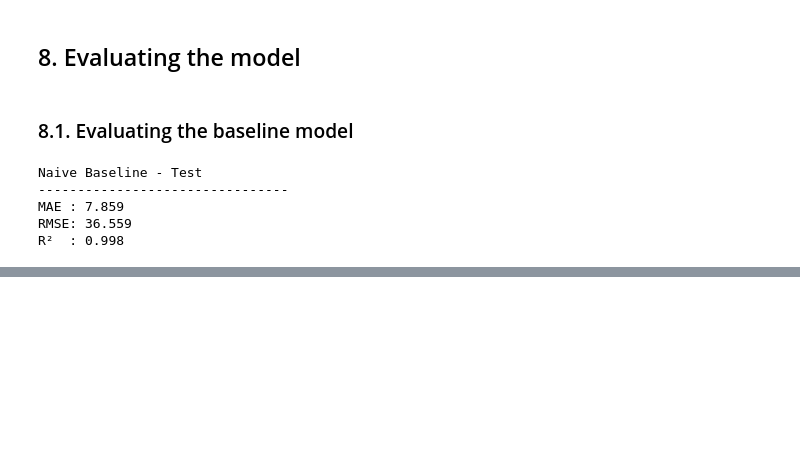
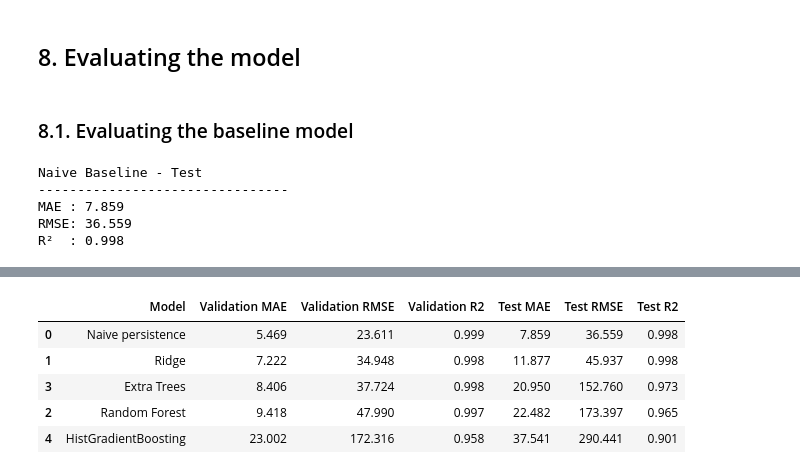
Before and after one commit to chepchiengemmans/Data_nerds_emissions_project, a Jupyter notebook: forecast_cleaning.ipynb, the cells around one changed output, grey strips where cells are left out. Saved outputs shown, nothing was run; the diff lists cells and outputs as text; code cells hidden in the pictures; blank space fills up the shorter version.

Commit message:
Added more models to be evaluated

```diff
--- a/forecast_cleaning.ipynb
+++ b/forecast_cleaning.ipynb
@@ -1143,0 +1323,58 @@ R²  : 0.998
+# %%
+# Compare all models on the same validation and test observations
+comparison = pd.DataFrame([
+    {
+        'Model': 'Naive persistence',
+        'Validation MAE': baseline_valid_mae,
+        'Validation RMSE': baseline_valid_rmse,
+        'Validation R2': baseline_valid_r2,
+        'Test MAE': baseline_test_mae,
+        'Test RMSE': baseline_test_rmse,
+        'Test R2': baseline_test_r2
+    },
+    {
+        'Model': 'Ridge',
+        'Validation MAE': ridge_valid_metrics['MAE'],
+        'Validation RMSE': ridge_valid_metrics['RMSE'],
+        'Validation R2': ridge_valid_metrics['R2'],
+        'Test MAE': ridge_test_metrics['MAE'],
+        'Test RMSE': ridge_test_metrics['RMSE'],
+        'Test R2': ridge_test_metrics['R2']
+    },
+    {
+        'Model': 'Random Forest',
+        'Validation MAE': mean_absolute_error(y_valid, random_forest_valid_pred),
+        'Validation RMSE': np.sqrt(mean_squared_error(y_valid, random_forest_valid_pred)),
+        'Validation R2': r2_score(y_valid, random_forest_valid_pred),
+        'Test MAE': mean_absolute_error(y_test, random_forest_test_pred),
+        'Test RMSE': np.sqrt(mean_squared_error(y_test, random_forest_test_pred)),
+        'Test R2': r2_score(y_test, random_forest_test_pred)
+    },
+    {
+        'Model': 'Extra Trees',
+        'Validation MAE': mean_absolute_error(y_valid, extra_trees_valid_pred),
+        'Validation RMSE': np.sqrt(mean_squared_error(y_valid, extra_trees_valid_pred)),
+        'Validation R2': r2_score(y_valid, extra_trees_valid_pred),
+        'Test MAE': mean_absolute_error(y_test, extra_trees_test_pred),
+        'Test RMSE': np.sqrt(mean_squared_error(y_test, extra_trees_test_pred)),
+        'Test R2': r2_score(y_test, extra_trees_test_pred)
+    },
+    {
+        'Model': 'HistGradientBoosting',
+        'Validation MAE': mean_absolute_error(y_valid, hgb_valid_pred),
+        'Validation RMSE': np.sqrt(mean_squared_error(y_valid, hgb_valid_pred)),
+        'Validation R2': r2_score(y_valid, hgb_valid_pred),
+        'Test MAE': mean_absolute_error(y_test, hgb_test_pred),
+        'Test RMSE': np.sqrt(mean_squared_error(y_test, hgb_test_pred)),
+        'Test R2': r2_score(y_test, hgb_test_pred)
+    }
+]).sort_values('Validation RMSE')
+
+comparison.round(3)
+# %% [output]
+|  | Model | Validation MAE | Validation RMSE | Validation R2 | Test MAE | Test RMSE | Test R2 |
+| 0 | Naive persistence | 5.469 | 23.611 | 0.999 | 7.859 | 36.559 | 0.998 |
+| 1 | Ridge | 7.222 | 34.948 | 0.998 | 11.877 | 45.937 | 0.998 |
+| 3 | Extra Trees | 8.406 | 37.724 | 0.998 | 20.950 | 152.760 | 0.973 |
+| 2 | Random Forest | 9.418 | 47.990 | 0.997 | 22.482 | 173.397 | 0.965 |
+| 4 | HistGradientBoosting | 23.002 | 172.316 | 0.958 | 37.541 | 290.441 | 0.901 |
```
Also changed, not shown: parts of 9 cells of this notebook.
